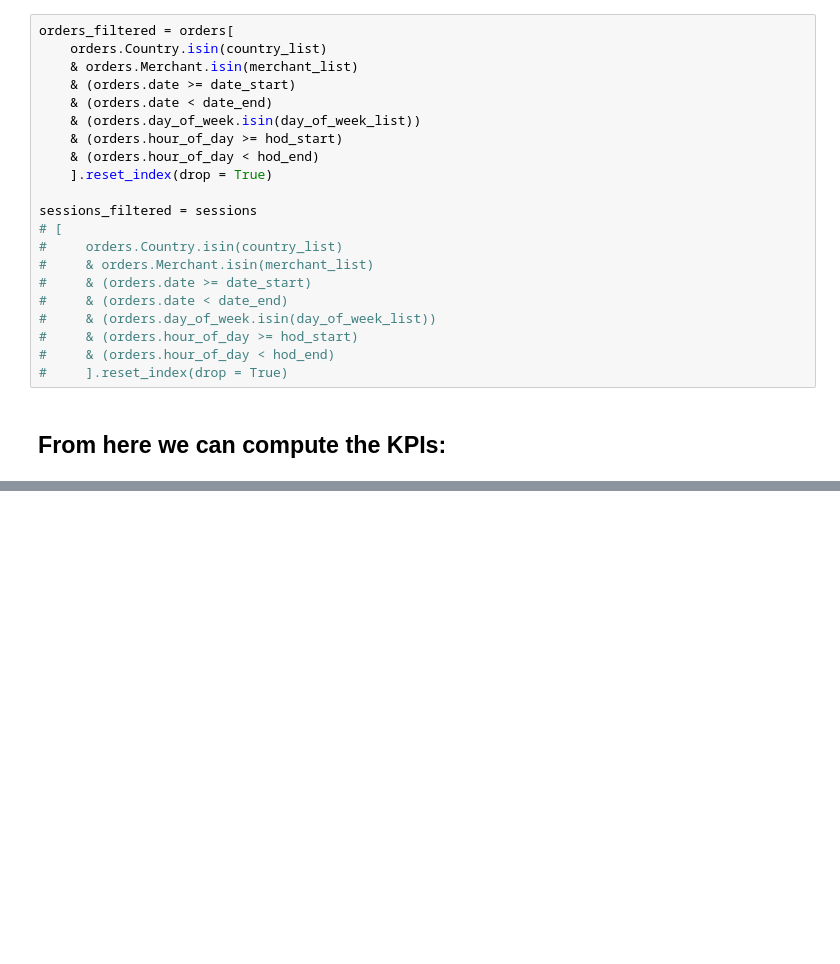
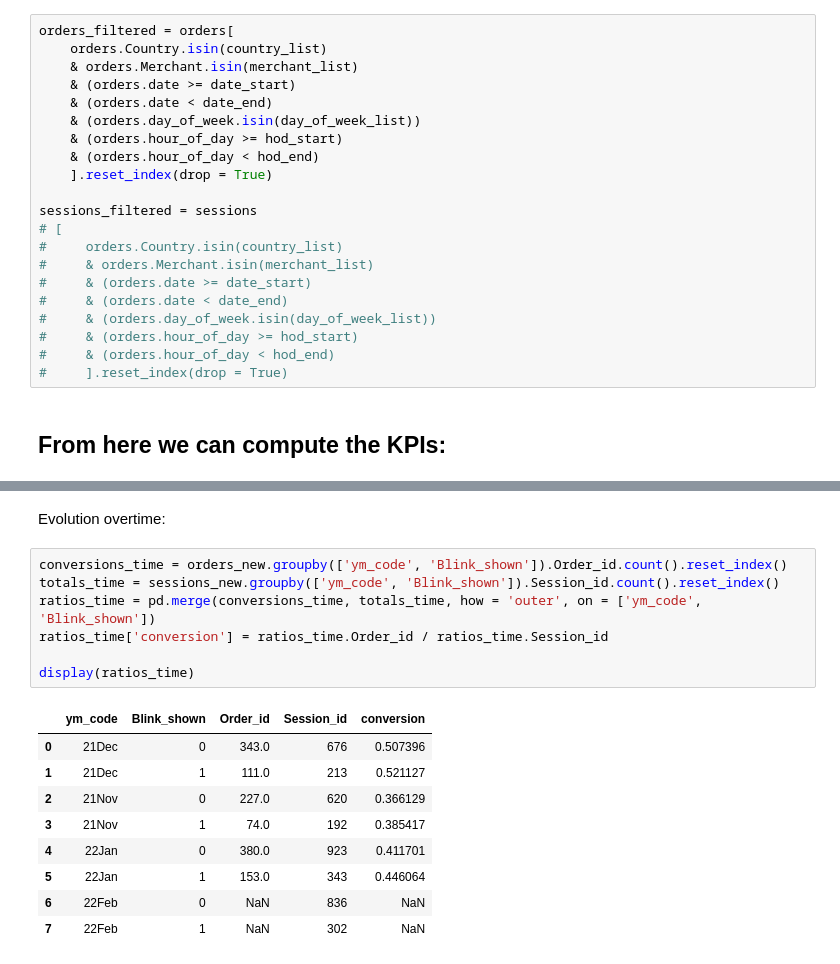
Before and after one commit to pietrobelligoli/Blink-Customer-Data-Management, a Jupyter notebook: Peppe_script.ipynb, the cells around one changed output, grey strips where cells are left out. Drawn from its saved outputs; the diff is of its cells as text; blank space fills up the shorter version.

```diff
--- a/Peppe_script.ipynb
+++ b/Peppe_script.ipynb
@@ -195,0 +223,19 @@ Percentage increase is 0.05243069505825633
+# %% [markdown]
+Evolution overtime:
+# %%
+conversions_time = orders_new.groupby(['ym_code', 'Blink_shown']).Order_id.count().reset_index()
+totals_time = sessions_new.groupby(['ym_code', 'Blink_shown']).Session_id.count().reset_index()
+ratios_time = pd.merge(conversions_time, totals_time, how = 'outer', on = ['ym_code', 'Blink_shown'])
+ratios_time['conversion'] = ratios_time.Order_id / ratios_time.Session_id
+
+display(ratios_time)
+# %% [output]
+|  | ym_code | Blink_shown | Order_id | Session_id | conversion |
+| 0 | 21Dec | 0 | 343.0 | 676 | 0.507396 |
+| 1 | 21Dec | 1 | 111.0 | 213 | 0.521127 |
+| 2 | 21Nov | 0 | 227.0 | 620 | 0.366129 |
+| 3 | 21Nov | 1 | 74.0 | 192 | 0.385417 |
+| 4 | 22Jan | 0 | 380.0 | 923 | 0.411701 |
+| 5 | 22Jan | 1 | 153.0 | 343 | 0.446064 |
+| 6 | 22Feb | 0 | NaN | 836 | NaN |
+| 7 | 22Feb | 1 | NaN | 302 | NaN |
```
Also changed, not shown: parts of 14 cells of this notebook.
